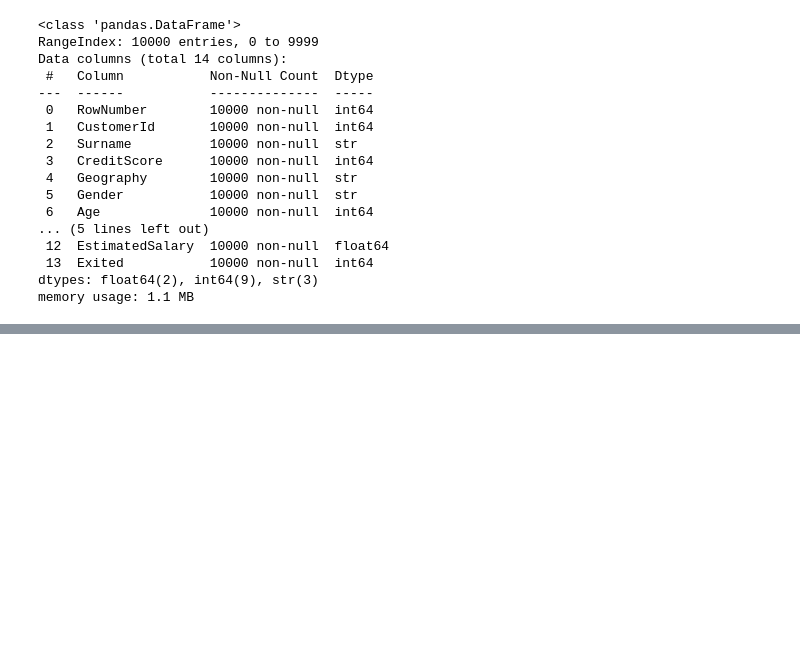
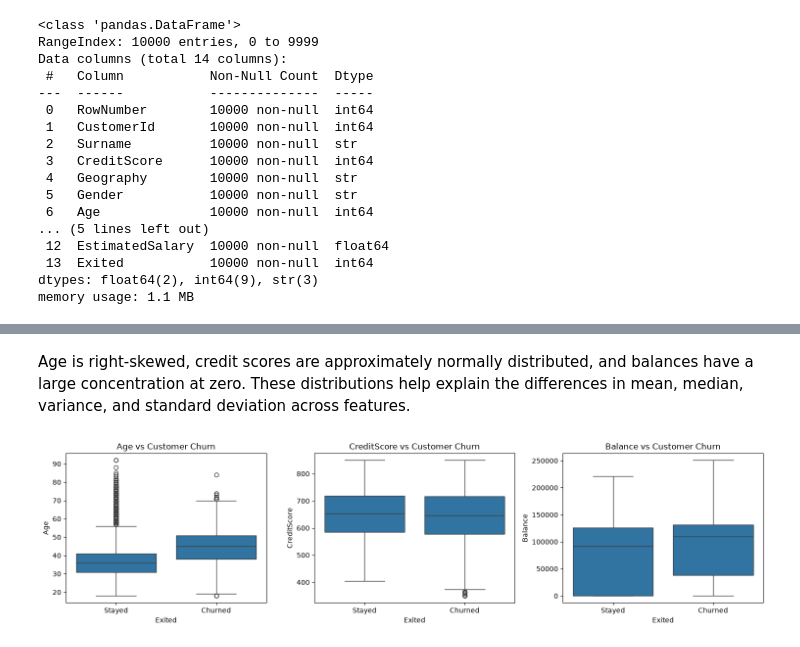
Before and after one commit to dhrutigandhi05/Bank-Customer-Churn-Prediction, a Jupyter notebook: notebooks/eda.ipynb, the cells around one changed output, grey strips where cells are left out. Saved outputs shown, nothing was run; the diff lists cells and outputs as text; code cells hidden in the pictures; blank space fills up the shorter version.

```diff
--- a/notebooks/eda.ipynb
+++ b/notebooks/eda.ipynb
@@ -51,0 +64,16 @@ df.describe()
+# %% [markdown]
+Age is right-skewed, credit scores are approximately normally distributed, and balances have a large concentration at zero. These distributions help explain the differences in mean, median, variance, and standard deviation across features.
+# %%
+fig, axes = plt.subplots(1, 3, figsize=(15, 4))
+features = ["Age", "CreditScore", "Balance"]
+
+for ax, feature in zip(axes, features):
+    sns.boxplot(data=df, x="Exited", y=feature, ax=ax)
+    ax.set_title(f"{feature} vs Customer Churn")
+    ax.set_xticks([0, 1])
+    ax.set_xticklabels(["Stayed", "Churned"])
+
+plt.tight_layout()
+plt.show()
+# %% [output]
+[figure, added]
```
Also changed, not shown: parts of 10 cells of this notebook.
